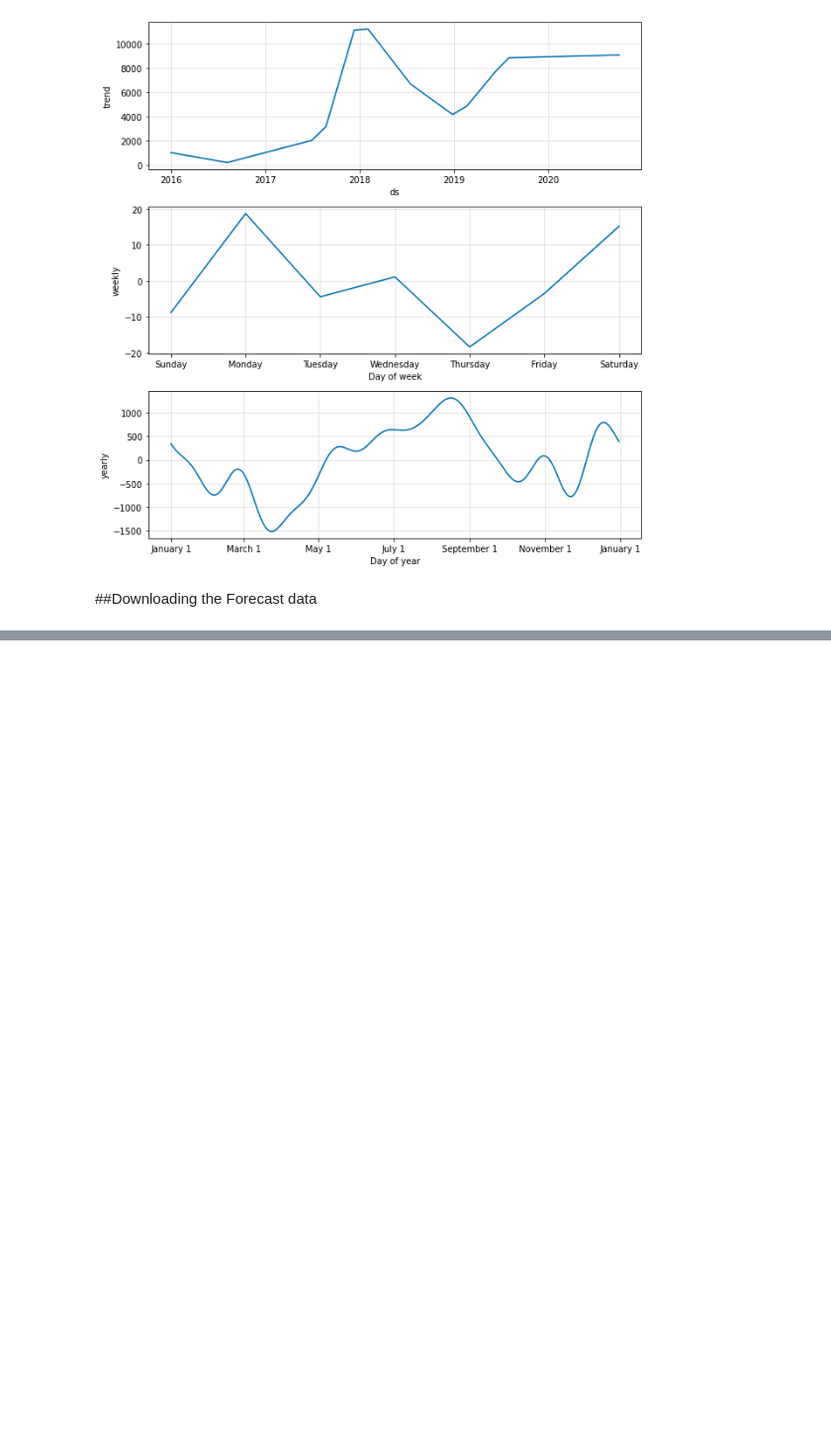
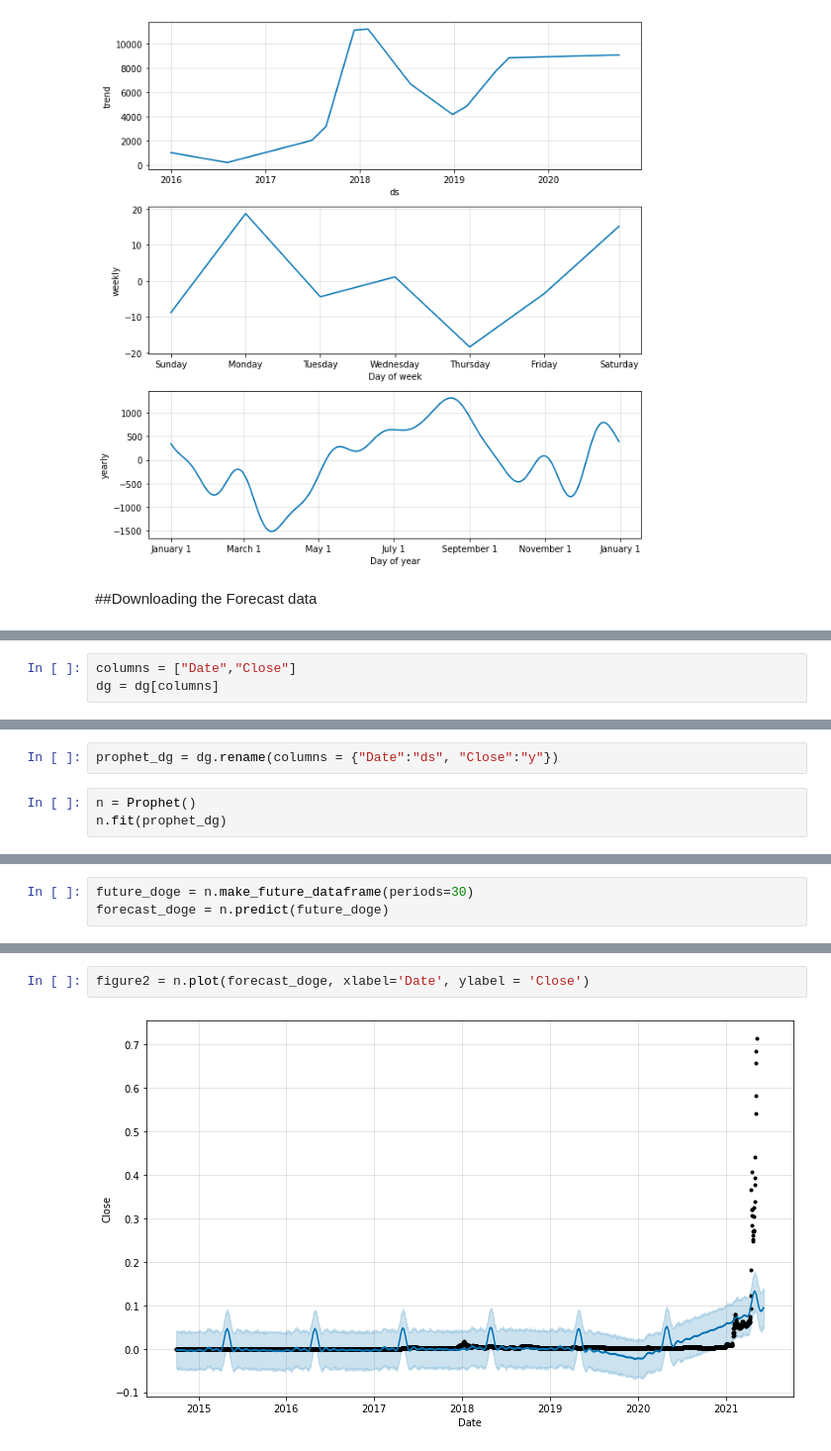
Before and after one commit to saurabhashok/Crypto-price-prediction, a Jupyter notebook: Bitcoin_price_prediction.ipynb, the cells around one changed output, grey strips where cells are left out. Shown at 99% size. Saved outputs shown, nothing was run; the diff lists cells and outputs as text; blank space fills up the shorter version.

```diff
--- a/Bitcoin_price_prediction.ipynb
+++ b/Bitcoin_price_prediction.ipynb
@@ -165,0 +157,3 @@ files.download('forecast.csv')
+# %%
+columns = ["Date","Close"]
+dg = dg[columns]
@@ -165,0 +197,5 @@ files.download('forecast.csv')
+# %%
+prophet_dg = dg.rename(columns = {"Date":"ds", "Close":"y"})
+# %%
+n = Prophet()
+n.fit(prophet_dg)
@@ -165,0 +205,3 @@ files.download('forecast.csv')
+# %%
+future_doge = n.make_future_dataframe(periods=30)
+forecast_doge = n.predict(future_doge)
@@ -165,0 +224,4 @@ files.download('forecast.csv')
+# %%
+figure2 = n.plot(forecast_doge, xlabel='Date', ylabel = 'Close')
+# %% [output]
+[figure, added]
```
Also changed, not shown: parts of 31 cells of this notebook.
